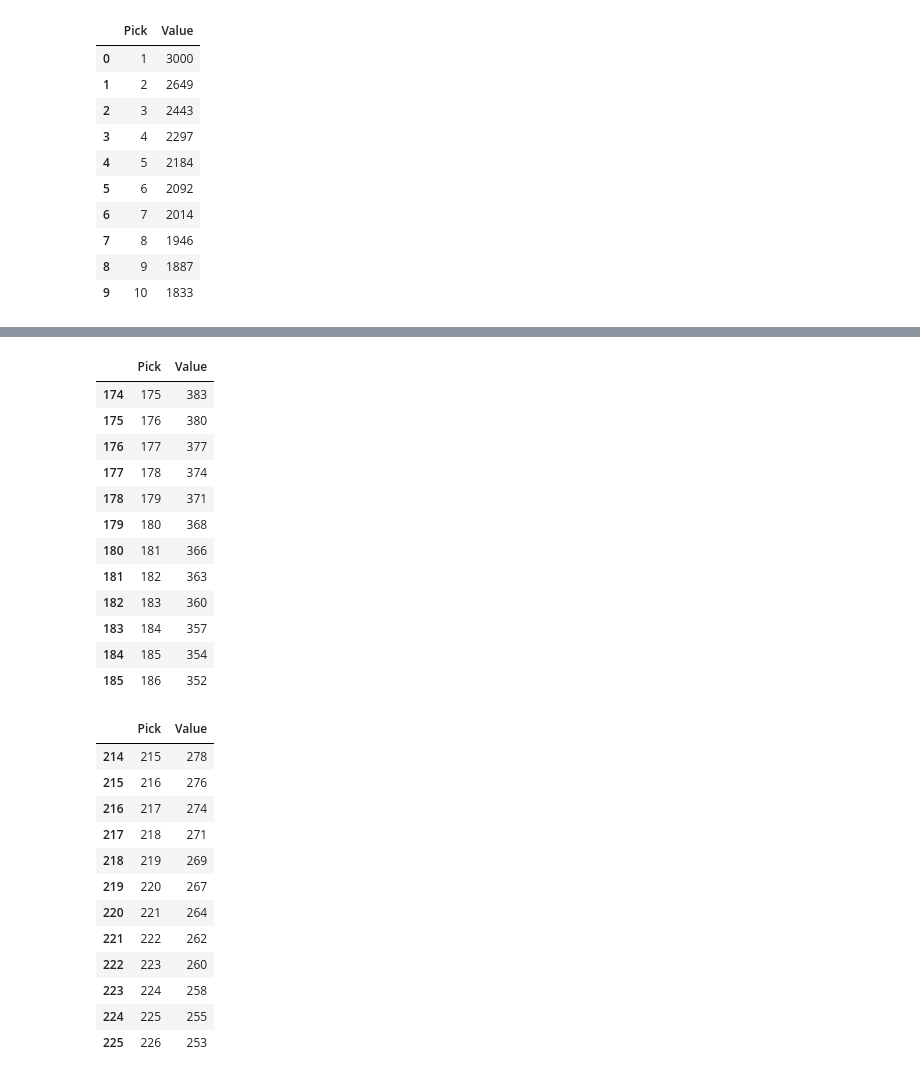
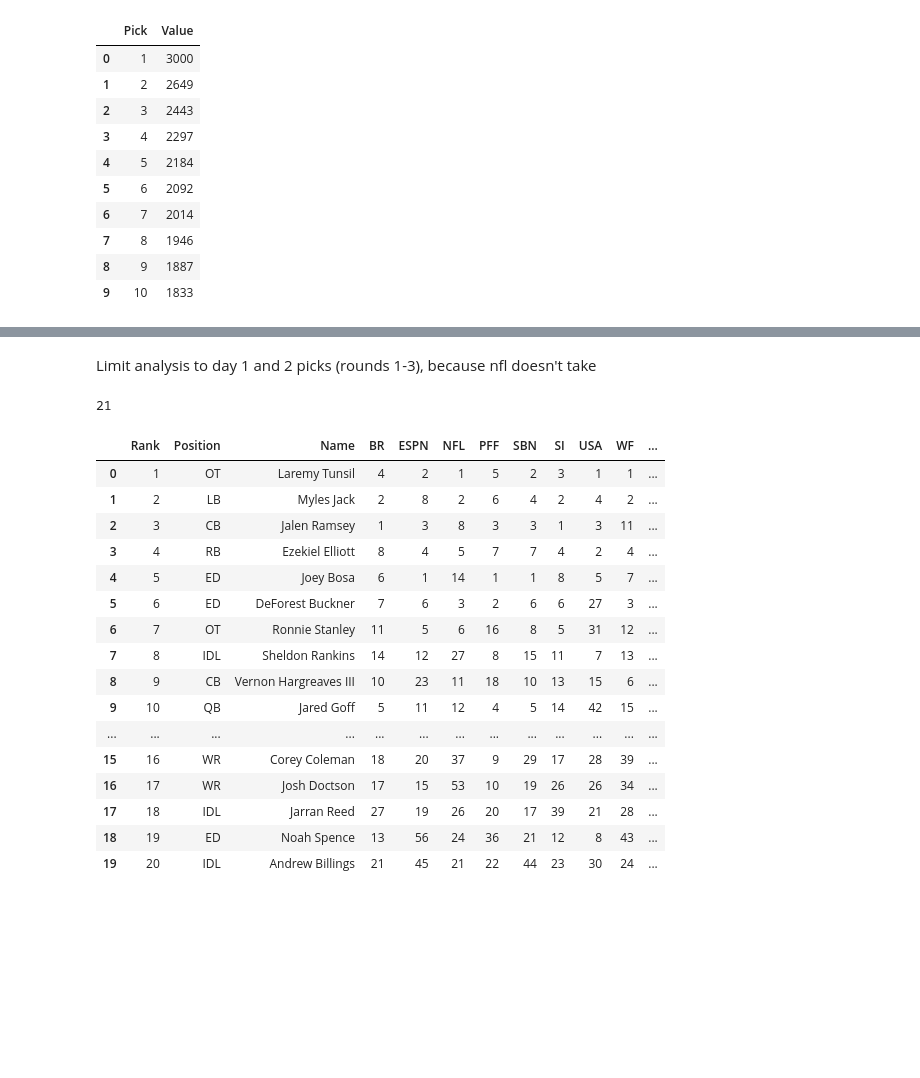
Before and after one commit to rafrisci/tiering_nfl_drafts, a Jupyter notebook: explore_big_board.ipynb, the cells around one changed output, grey strips where cells are left out. Drawn from its saved outputs; the diff is of its cells as text; code cells hidden in the pictures; blank space fills up the shorter version.

Commit message:
Clustering drafts.

```diff
--- a/explore_big_board.ipynb
+++ b/explore_big_board.ipynb
@@ -176,32 +164,31 @@ df_otc.loc[135:145]
-# %%
-df_otc.loc[174:185]
-# %% [output]
-|  | Pick | Value |
-| 174 | 175 | 383 |
-| 175 | 176 | 380 |
-| 176 | 177 | 377 |
-| 177 | 178 | 374 |
-| 178 | 179 | 371 |
-| 179 | 180 | 368 |
-| 180 | 181 | 366 |
-| 181 | 182 | 363 |
-| 182 | 183 | 360 |
-| 183 | 184 | 357 |
-| 184 | 185 | 354 |
-| 185 | 186 | 352 |
-# %%
-df_otc.loc[214:225]
-# %% [output]
-|  | Pick | Value |
-| 214 | 215 | 278 |
-| 215 | 216 | 276 |
-| 216 | 217 | 274 |
-| 217 | 218 | 271 |
-| 218 | 219 | 269 |
-| 219 | 220 | 267 |
-| 220 | 221 | 264 |
-| 221 | 222 | 262 |
-| 222 | 223 | 260 |
-| 223 | 224 | 258 |
-| 224 | 225 | 255 |
-| 225 | 226 | 253 |
+# %% [markdown]
+Limit analysis to day 1 and 2 picks (rounds 1-3), because nfl doesn't take
+# %%
+107//5
+# %% [output]
+21
+# %%
+df_2016 = df_2016.loc[df_2016['Rank'] < 108]
+vals = np.array(df_2016[['Avg']])
+gm = GaussianMixture(n_components=21, random_state=32).fit(vals)
+# %%
+df_2016['Cluster'] = gm.predict(vals)
+df_2016.head(20)
+# %% [output]
+|  | Rank | Position | Name | BR | ESPN | NFL | PFF | SBN | SI | USA | WF | ... |
+| 0 | 1 | OT | Laremy Tunsil | 4 | 2 | 1 | 5 | 2 | 3 | 1 | 1 | ... |
+| 1 | 2 | LB | Myles Jack | 2 | 8 | 2 | 6 | 4 | 2 | 4 | 2 | ... |
+| 2 | 3 | CB | Jalen Ramsey | 1 | 3 | 8 | 3 | 3 | 1 | 3 | 11 | ... |
+| 3 | 4 | RB | Ezekiel Elliott | 8 | 4 | 5 | 7 | 7 | 4 | 2 | 4 | ... |
+| 4 | 5 | ED | Joey Bosa | 6 | 1 | 14 | 1 | 1 | 8 | 5 | 7 | ... |
+| 5 | 6 | ED | DeForest Buckner | 7 | 6 | 3 | 2 | 6 | 6 | 27 | 3 | ... |
+| 6 | 7 | OT | Ronnie Stanley | 11 | 5 | 6 | 16 | 8 | 5 | 31 | 12 | ... |
+| 7 | 8 | IDL | Sheldon Rankins | 14 | 12 | 27 | 8 | 15 | 11 | 7 | 13 | ... |
+| 8 | 9 | CB | Vernon Hargreaves III | 10 | 23 | 11 | 18 | 10 | 13 | 15 | 6 | ... |
+| 9 | 10 | QB | Jared Goff | 5 | 11 | 12 | 4 | 5 | 14 | 42 | 15 | ... |
+| ... | ... | ... | ... | ... | ... | ... | ... | ... | ... | ... | ... | ... |
+| 15 | 16 | WR | Corey Coleman | 18 | 20 | 37 | 9 | 29 | 17 | 28 | 39 | ... |
+| 16 | 17 | WR | Josh Doctson | 17 | 15 | 53 | 10 | 19 | 26 | 26 | 34 | ... |
+| 17 | 18 | IDL | Jarran Reed | 27 | 19 | 26 | 20 | 17 | 39 | 21 | 28 | ... |
+| 18 | 19 | ED | Noah Spence | 13 | 56 | 24 | 36 | 21 | 12 | 8 | 43 | ... |
+| 19 | 20 | IDL | Andrew Billings | 21 | 45 | 21 | 22 | 44 | 23 | 30 | 24 | ... |
```
Also changed, not shown: parts of 9 cells of this notebook.
